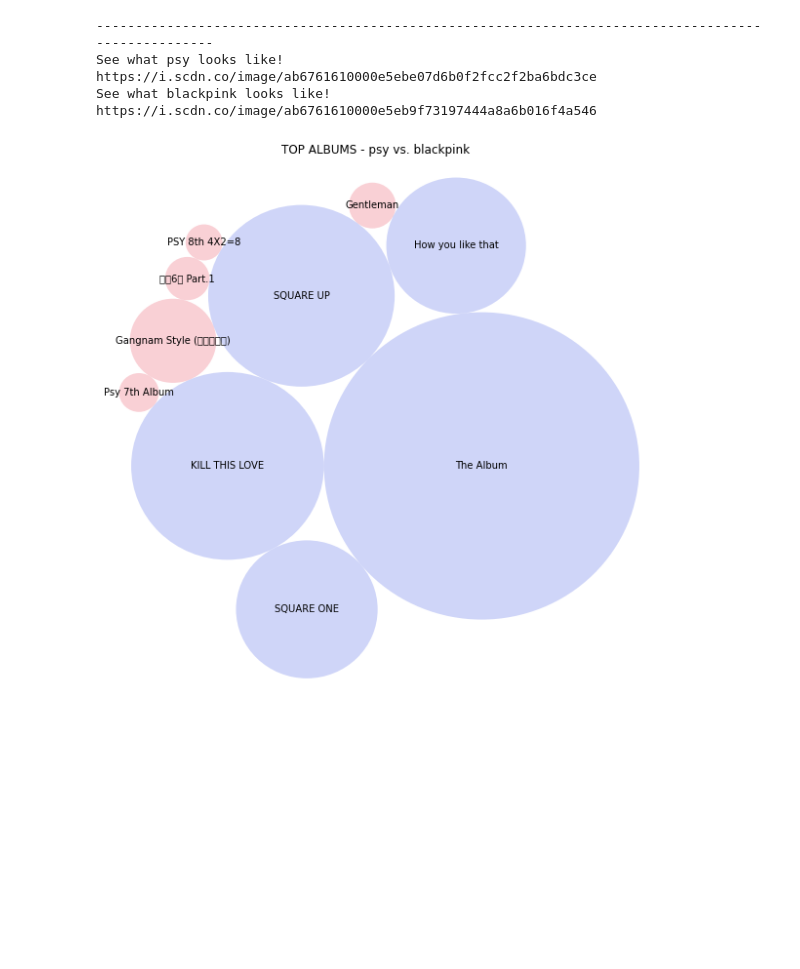
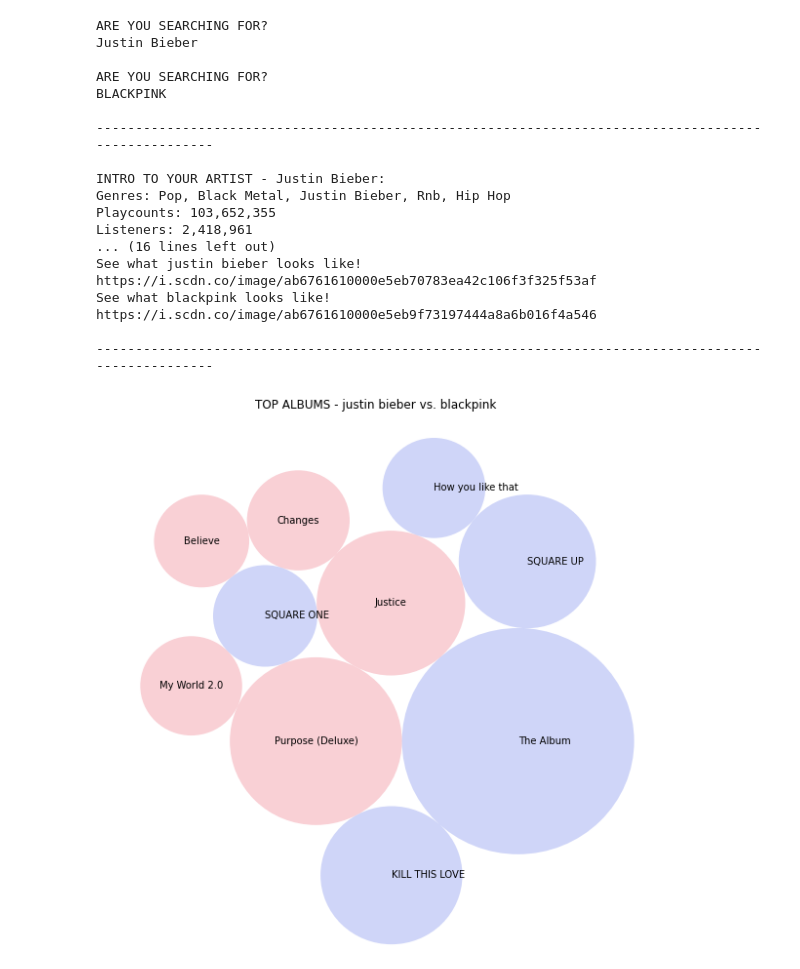
Before and after one commit to CORNELIAHINTON/Project-3-team-1, a Jupyter notebook: musicmagic_20220113.py.ipynb, the cells around one changed output. Saved outputs shown, nothing was run; the diff lists cells and outputs as text; code cells hidden in the pictures; blank space fills up the shorter version.

```diff
--- a/musicmagic_20220113.py.ipynb
+++ b/musicmagic_20220113.py.ipynb
@@ -69,7 +72,7 @@ def makeCircle(artist1,artist2):
             myArtist.append(artist1)
 
     except:
-        print('your artist1 is WRONG')
+        print(f'your artist ({artist1}) is WRONG')
 
     try:
         artist = artist2
@@ -103,7 +106,7 @@ def makeCircle(artist1,artist2):
             myArtist.append(artist2)
 
     except:
-        print('your artist2 is WRONG')
+        print(f'your artist ({artist2}) is WRONG')
 
 #     print(myName)
 #     print(myPop)
@@ -171,8 +174,7 @@ def makeCircleGraph(myCircleDf):
             plt.annotate(
                   label,
                   (x,y ) ,
-                  va='center',
-                  ha='center')
+                  va='center')
 
 
 """gives bar graph of top albums and announce winner"""
@@ -195,7 +197,7 @@ def albumsplaycount(artist, code):
         if artist == '':
             pass
         else:
-            print('your artist is WRONG')
+            print(f'your artist ({artist}) is WRONG')
     else:
         names = list(data.keys())
         values = list(data.values())
@@ -440,8 +511,8 @@ def main_artists(artist0, artist1):
 #------------------------------------------------------------------------------------------------------------------------------
 # Test two artists and respective songs
 #------------------------------------------------------------------------------------------------------------------------------
-artist0 = "psy"
-song0 = "gangnam style"
+# artist0 = "psy"
+# song0 = "gangnam style"
 #------------------------------------------------------------------------------------------------------------------------------
 # artist0 = "eminem"
 # song0 = "mockingbird"
@@ -449,8 +520,8 @@ song0 = "gangnam style"
 # artist0 = "nickelback"
 # song0 = "far away"
 #------------------------------------------------------------------------------------------------------------------------------
-# artist0 = "justin bieber"
-# song0 = "baby"
+artist0 = "justin bieber"
+song0 = "baby"
 #------------------------------------------------------------------------------------------------------------------------------
 # artist0 = 'the chainsmokers'
 # song0 = 'something just like this'
@@ -484,29 +555,58 @@ song1 = "whistle"
 # %%
 if __name__ == '__main__':
     warnings.filterwarnings("ignore")
-
+    #---------------------------------------------------------------------------------------------------------------------------
+    # output search results
+    #---------------------------------------------------------------------------------------------------------------------------
+    search_sim_artist(artist0)
+    print()
+    search_sim_artist(artist1)
+    #---------------------------------------------------------------------------------------------------------------------------
+    # output search details
+    #---------------------------------------------------------------------------------------------------------------------------
+    print('\n'+ '-' * 100 + '\n')
+    search_artist_bio(artist0)
+    print()
+    search_artist_bio(artist1)
     #---------------------------------------------------------------------------------------------------------------------------
     # output visual 1
     #---------------------------------------------------------------------------------------------------------------------------
-    print('-' * 100)
-    main_circles(artist0, artist1)
+    print('\n'+ '-' * 100 + '\n')
+    try:
+        main_circles(artist0, artist1)
+    except:
+        pass
     #---------------------------------------------------------------------------------------------------------------------------
     # output visual 2
     #---------------------------------------------------------------------------------------------------------------------------
+    print('\n'+ '-' * 100 + '\n')
     main_bars(artist0, artist1)
-    print('-' * 100)
     #---------------------------------------------------------------------------------------------------------------------------
     # output visual 3
     #---------------------------------------------------------------------------------------------------------------------------
+    print('\n'+ '-' * 100 + '\n')
     main_songs(artist0, song0, artist1, song1)
-    print('-' * 100)
     #---------------------------------------------------------------------------------------------------------------------------
     # output visual 4
     #---------------------------------------------------------------------------------------------------------------------------
+    print('\n'+ '-' * 100 + '\n')
     main_artists(artist0, artist1)
-    print('-' * 100)
 # %% [output]
+ARE YOU SEARCHING FOR?
+Justin Bieber
+
+ARE YOU SEARCHING FOR?
+BLACKPINK
+
 ----------------------------------------------------------------------------------------------------
-See what psy looks like! https://i.scdn.co/image/ab6761610000e5ebe07d6b0f2fcc2f2ba6bdc3ce
+
+INTRO TO YOUR ARTIST - Justin Bieber:
+Genres: Pop, Black Metal, Justin Bieber, Rnb, Hip Hop
+Playcounts: 103,652,355
+Listeners: 2,418,961
+... (16 lines left out)
+See what justin bieber looks like! https://i.scdn.co/image/ab6761610000e5eb70783ea42c106f3f325f53af
 See what blackpink looks like! https://i.scdn.co/image/ab6761610000e5eb9f73197444a8a6b016f4a546
+
+----------------------------------------------------------------------------------------------------
-[figure, old version]
+[figure, new version]
```
Also changed, not shown: parts of 3 cells of this notebook, 5 other files.
